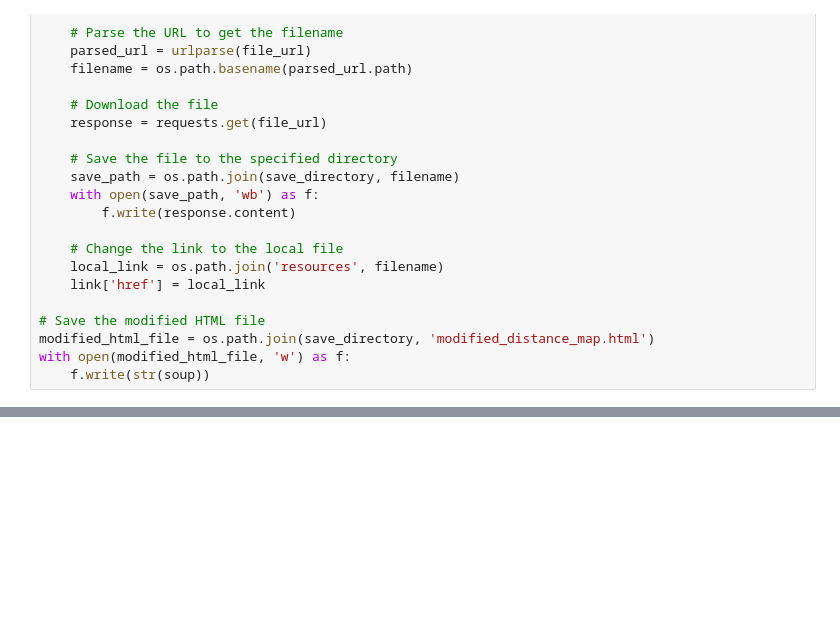
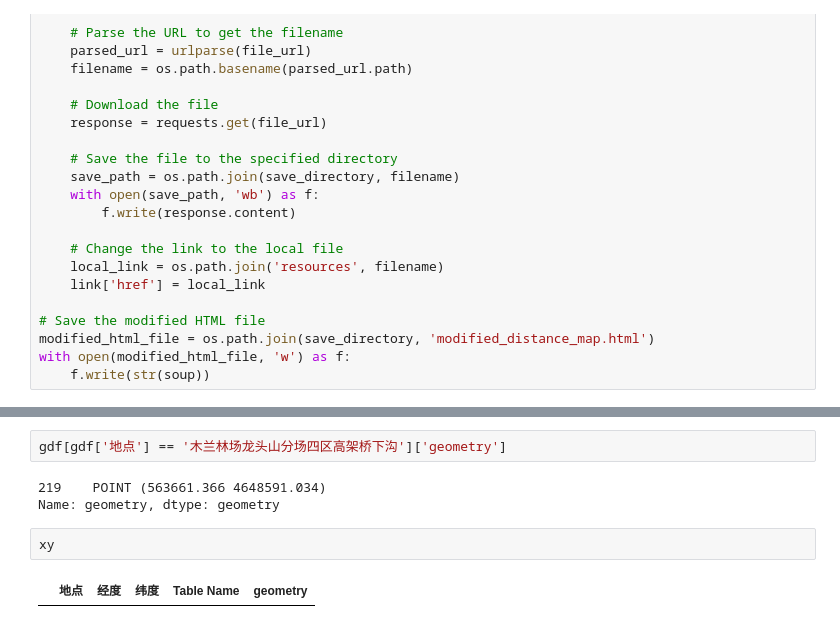
Before and after one commit to why198546/HLandscape, a Jupyter notebook: 11.PDF/航测范围/navroutes.ipynb, the cells around one changed output, grey strips where cells are left out. Drawn from its saved outputs; the diff is of its cells as text; blank space fills up the shorter version.

```diff
--- a/11.PDF/航测范围/navroutes.ipynb
+++ b/11.PDF/航测范围/navroutes.ipynb
@@ -94,0 +143,9 @@ with open(modified_html_file, 'w') as f:
+# %%
+gdf[gdf['地点'] == '木兰林场龙头山分场四区高架桥下沟']['geometry']
+# %% [output]
+219    POINT (563661.366 4648591.034)
+Name: geometry, dtype: geometry
+# %%
+xy
+# %% [output]
+|  | 地点 | 经度 | 纬度 | Table Name | geometry |
```
Also changed, not shown: parts of 6 cells of this notebook, 1 other file.
